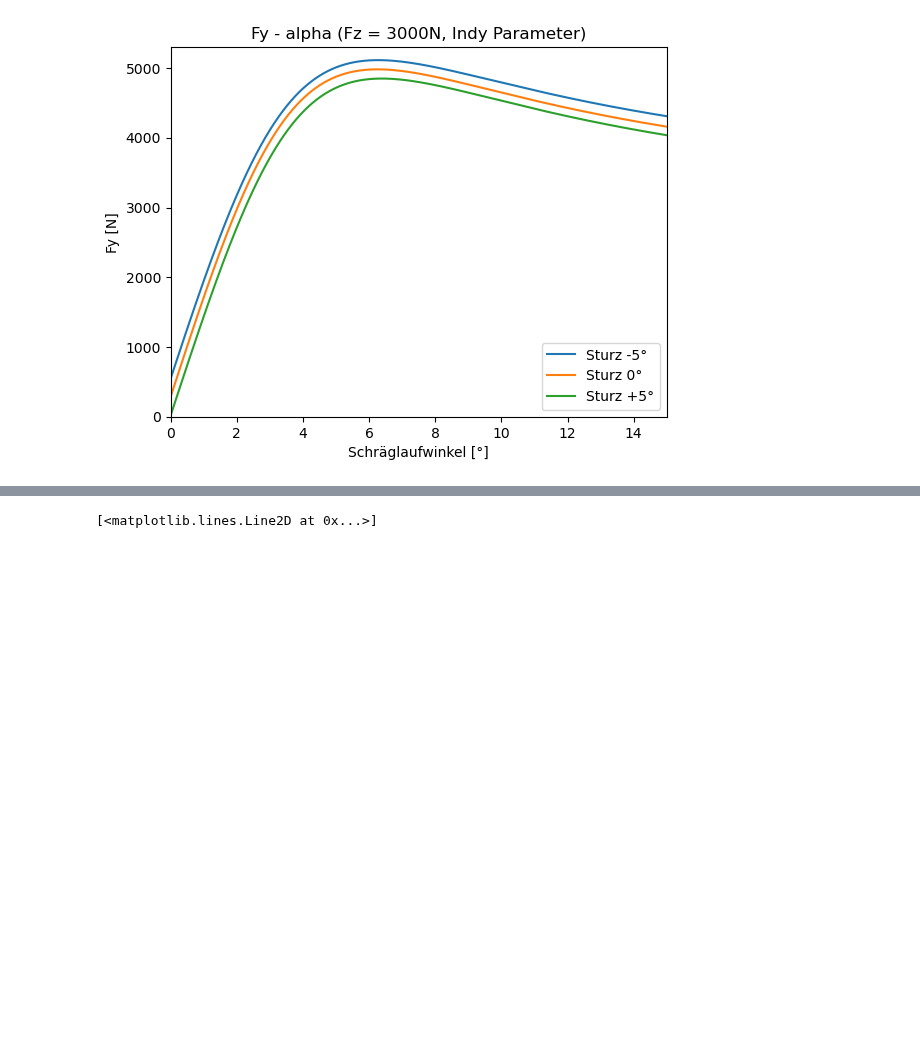
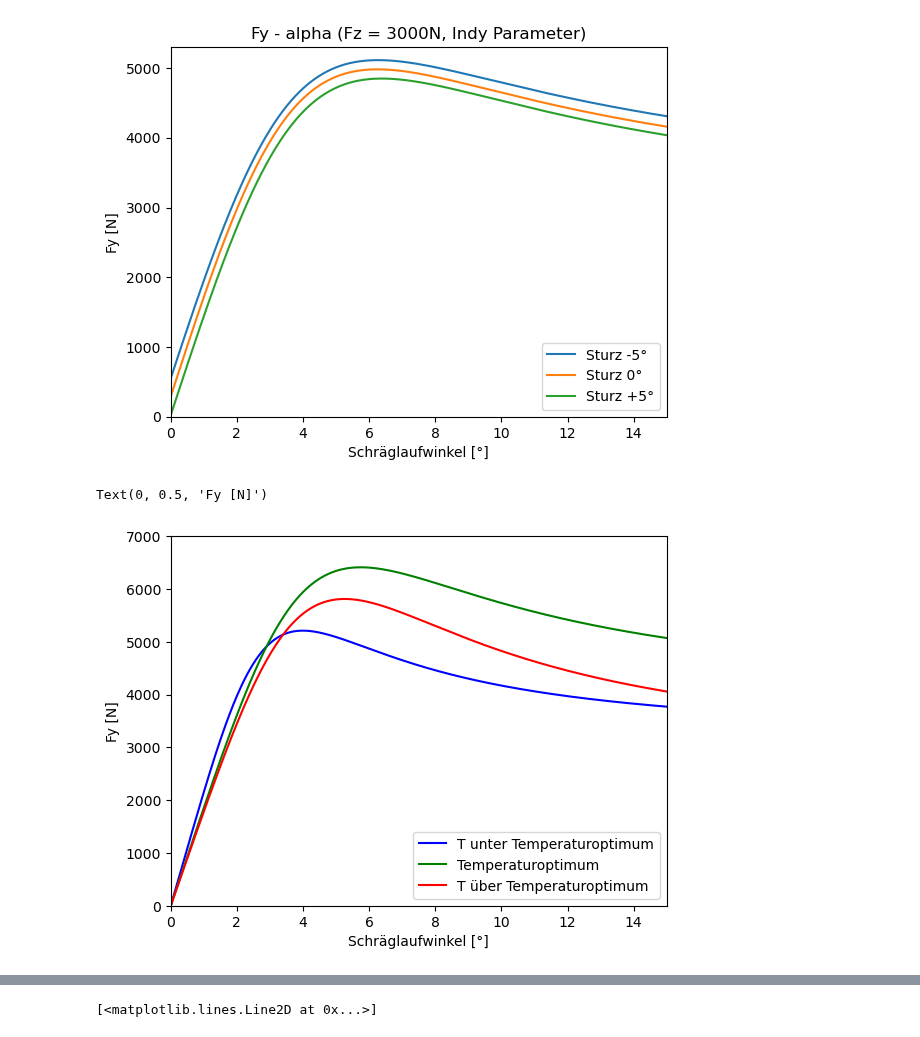
Before and after one commit to BenediktRuhland/SA-Tire-model, a Jupyter notebook: comparision/Spax_Abb_BA.ipynb, the cells around one changed output, grey strips where cells are left out. Saved outputs shown, nothing was run; the diff lists cells and outputs as text; code cells hidden in the pictures; blank space fills up the shorter version.

```diff
--- a/comparision/Spax_Abb_BA.ipynb
+++ b/comparision/Spax_Abb_BA.ipynb
@@ -134,3 +134,25 @@ plt.title('Fy - alpha (Fz = 3000N, Indy Parameter)')
 # %% [output]
 Text(0.5, 1.0, 'Fy - alpha (Fz = 3000N, Indy Parameter)')
 [figure]
+# %%
+#Temperatur
+Fz = 4000
+Sy_plt = np.linspace(0,15,len(Sy))
+F_kalt = pa52.Pacejka5_lat_pa(Sy,Fz, -13.10763555, 1.5991035, -1.30244708 , -1.89562919)
+F_opt = pa52.Pacejka5_lat_pa(Sy,Fz, -9.10763555, 1.5991035, -1.60244708 , -1.89562919)
+F_warm = pa52.Pacejka5_lat_pa(Sy,Fz, -9.10763555, 1.6991035, -1.45244708 , -1.89562919)
+
+
+plt.figure()
+
+plt.plot(Sy_plt, F_kalt, 'b', label = 'T unter Temperaturoptimum')
+plt.plot(Sy_plt, F_opt, 'g', label = 'Temperaturoptimum')
+plt.plot(Sy_plt, F_warm, 'r', label = 'T über Temperaturoptimum')
+plt.xlim(0,15)
+plt.ylim(0,7000)
+plt.legend()
+plt.xlabel('Schräglaufwinkel [°]')
+plt.ylabel('Fy [N]')
+# %% [output]
+Text(0, 0.5, 'Fy [N]')
+[figure, added]
```
Also changed, not shown: parts of 4 cells of this notebook, 10 other files.
